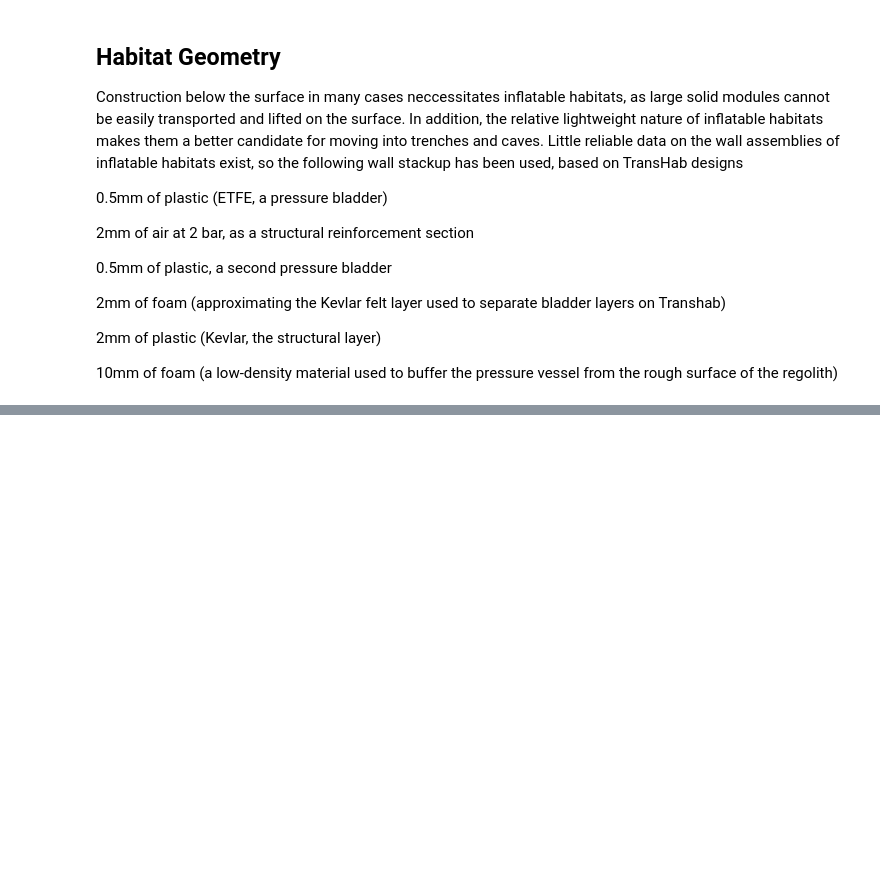
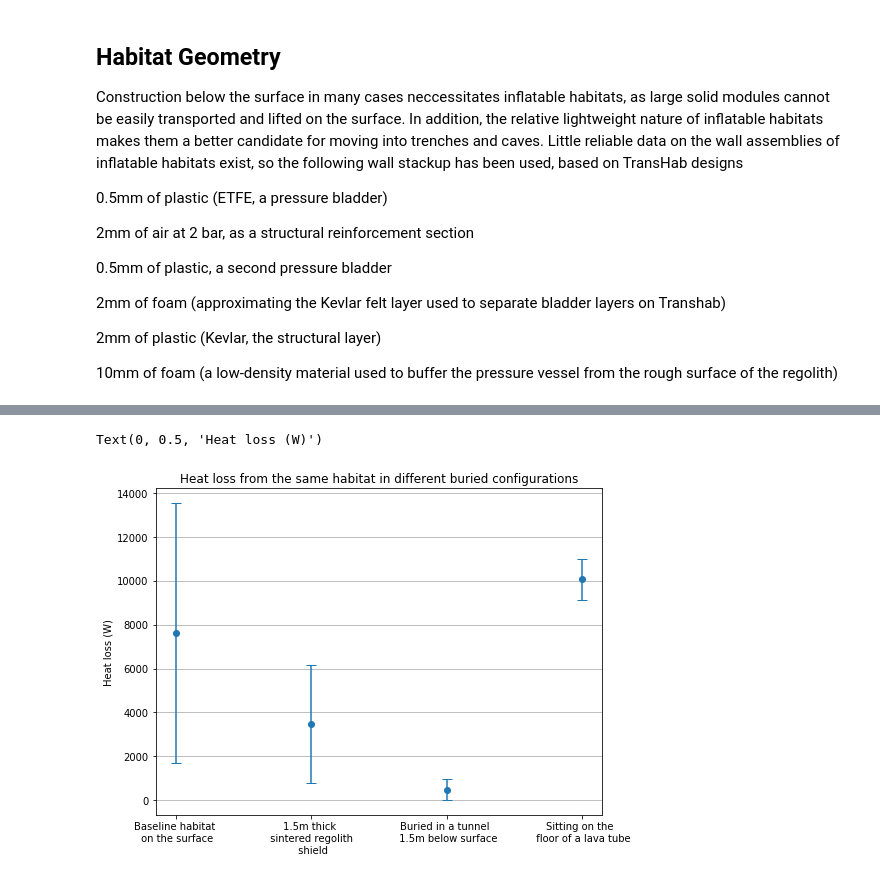
Before and after one commit to smross106/Syrtis, a Jupyter notebook: Subterranean_Structures.ipynb, the cells around one changed output, grey strips where cells are left out. Saved outputs shown, nothing was run; the diff lists cells and outputs as text; code cells hidden in the pictures; blank space fills up the shorter version.

```diff
--- a/Subterranean_Structures.ipynb
+++ b/Subterranean_Structures.ipynb
@@ -175,0 +126,29 @@ tools.plot_power_balance([vertical_coated_report_293, horizontal_coated_report_2
+# %%
+HAB_tunnel.verify_geometry()
+
+tunnel_summer = Solver("Habitat in tunnel, hot case", HAB_tunnel, mount_sharp_summer)
+tunnel_summer.solve()
+
+tunnel_winter = Solver("Habitat in tunnel, cold case", HAB_tunnel, mount_sharp_winter)
+tunnel_winter.solve()
+# %%
+HAB_lava_tube.verify_geometry()
+
+lava_tube_summer = Solver("Habitat in lava tube, hot case", HAB_lava_tube, mount_sharp_lava_tube_summer)
+lava_tube_summer.solve()
+
+lava_tube_winter = Solver("Habitat in lava tube, cold case", HAB_lava_tube, mount_sharp_lava_tube_winter)
+
+lava_tube_winter.solve()
+# %%
+baseline_heat_avg = (baseline_summer.heat + baseline_winter.heat) / 2
+baseline_heat_variation = (baseline_summer.heat - baseline_winter.heat) / 2
+
+sintered_shield_heat_avg = (sintered_shield_summer.heat + sintered_shield_winter.heat) / 2
+sintered_shield_heat_variation = (sintered_shield_summer.heat - sintered_shield_winter.heat) / 2
+
+tunnel_heat_avg = (tunnel_summer.heat + tunnel_winter.heat) / 2
+tunnel_heat_variation = (tunnel_summer.heat - tunnel_winter.heat) / 2
+
+lava_tube_heat_avg = (lava_tube_summer.heat + lava_tube_winter.heat) / 2
+lava_tube_heat_variation = (lava_tube_summer.heat - lava_tube_winter.heat) / 2
@@ -175,0 +160,16 @@ tools.plot_power_balance([vertical_coated_report_293, horizontal_coated_report_2
+# %%
+plt.figure(figsize=(8,6))
+
+plt.errorbar(["Baseline habitat \n on the surface", "1.5m thick \n sintered regolith \n shield",
+"Buried in a tunnel \n 1.5m below surface", "Sitting on the \n floor of a lava tube"],
+    [baseline_heat_avg, sintered_shield_heat_avg, tunnel_heat_avg, lava_tube_heat_avg],
+    yerr=[baseline_heat_variation, sintered_shield_heat_variation, tunnel_heat_variation, lava_tube_heat_variation],
+    fmt="o", capsize=5)
+
+
+plt.grid(True, "major", "y")
+plt.title("Heat loss from the same habitat in different buried configurations")
+plt.ylabel("Heat loss (W)")
+# %% [output]
+Text(0, 0.5, 'Heat loss (W)')
+[figure, added]
```
Also changed, not shown: parts of 22 cells of this notebook, 1 other file.
